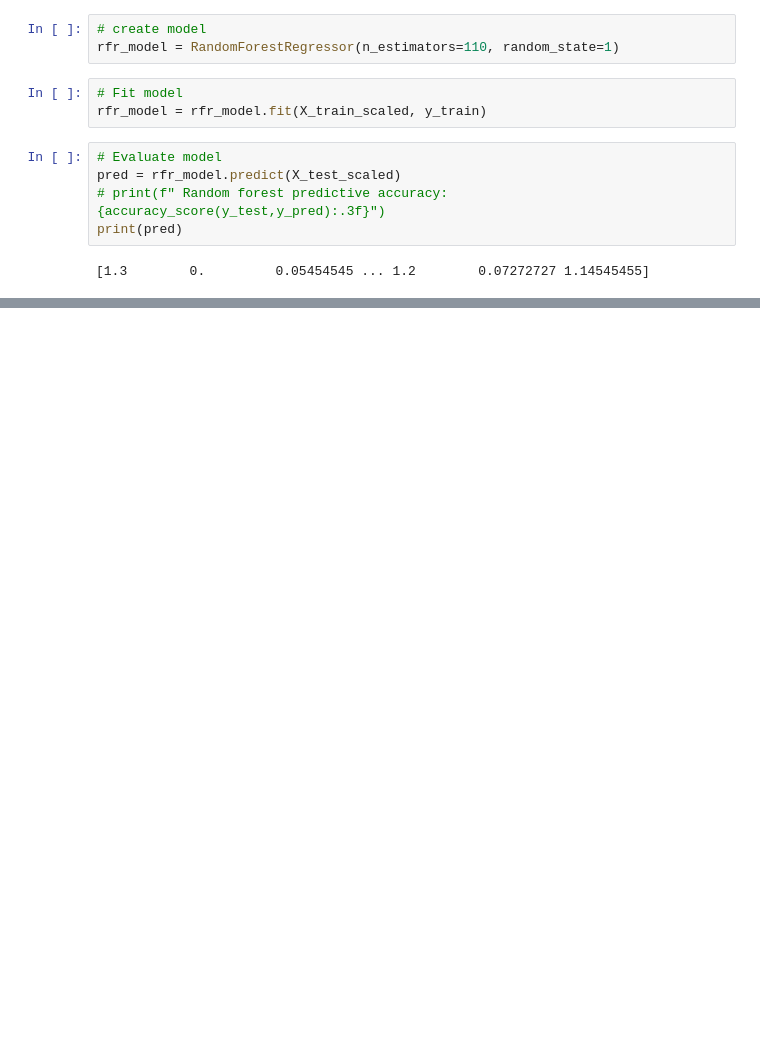
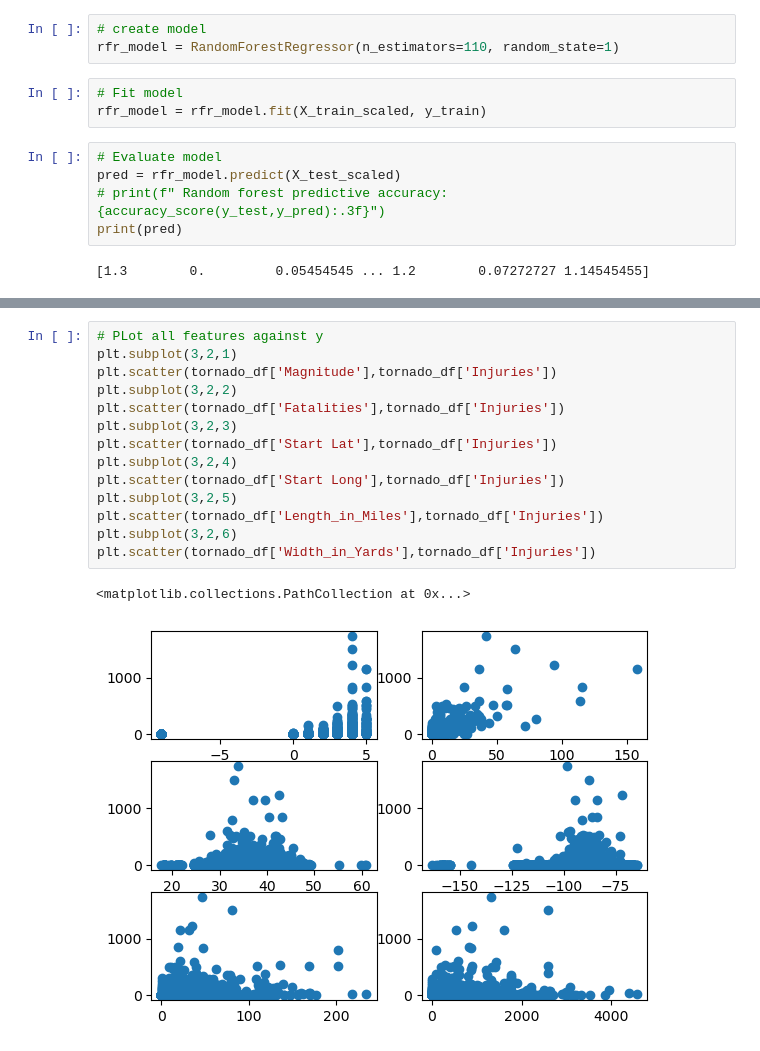
Before and after one commit to amiecostello22/Tornado_Alley, a Jupyter notebook: ML_Model.ipynb, the cells around one changed output, grey strips where cells are left out. Saved outputs shown, nothing was run; the diff lists cells and outputs as text; blank space fills up the shorter version.

```diff
--- a/ML_Model.ipynb
+++ b/ML_Model.ipynb
@@ -253,0 +292,17 @@ R squared Error :  0.5512472943680212
+# %%
+# PLot all features against y
+plt.subplot(3,2,1)
+plt.scatter(tornado_df['Magnitude'],tornado_df['Injuries'])
+plt.subplot(3,2,2)
+plt.scatter(tornado_df['Fatalities'],tornado_df['Injuries'])
+plt.subplot(3,2,3)
+plt.scatter(tornado_df['Start Lat'],tornado_df['Injuries'])
+plt.subplot(3,2,4)
+plt.scatter(tornado_df['Start Long'],tornado_df['Injuries'])
+plt.subplot(3,2,5)
+plt.scatter(tornado_df['Length_in_Miles'],tornado_df['Injuries'])
+plt.subplot(3,2,6)
+plt.scatter(tornado_df['Width_in_Yards'],tornado_df['Injuries'])
+# %% [output]
+<matplotlib.collections.PathCollection at 0x...>
+[figure, added]
```
Also changed, not shown: parts of 19 cells of this notebook.
